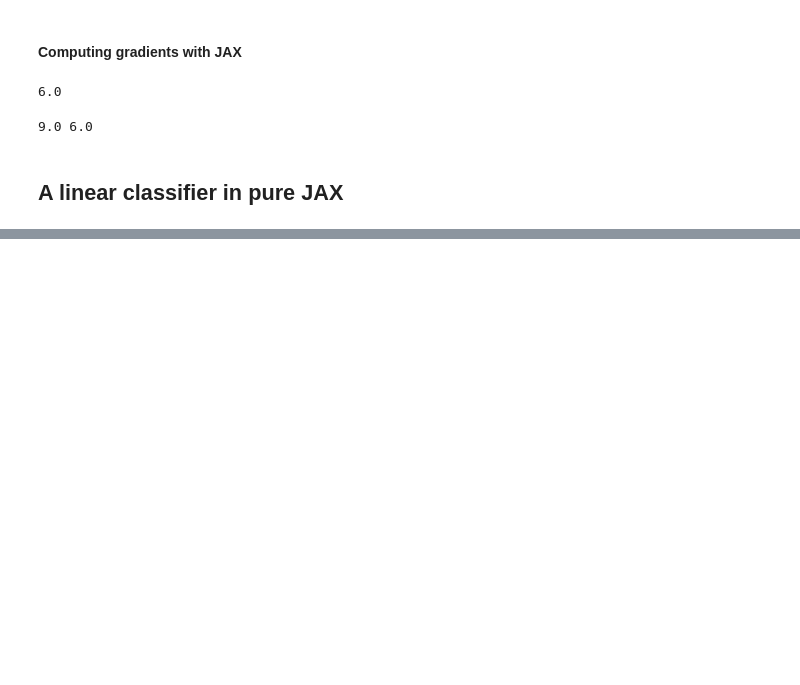
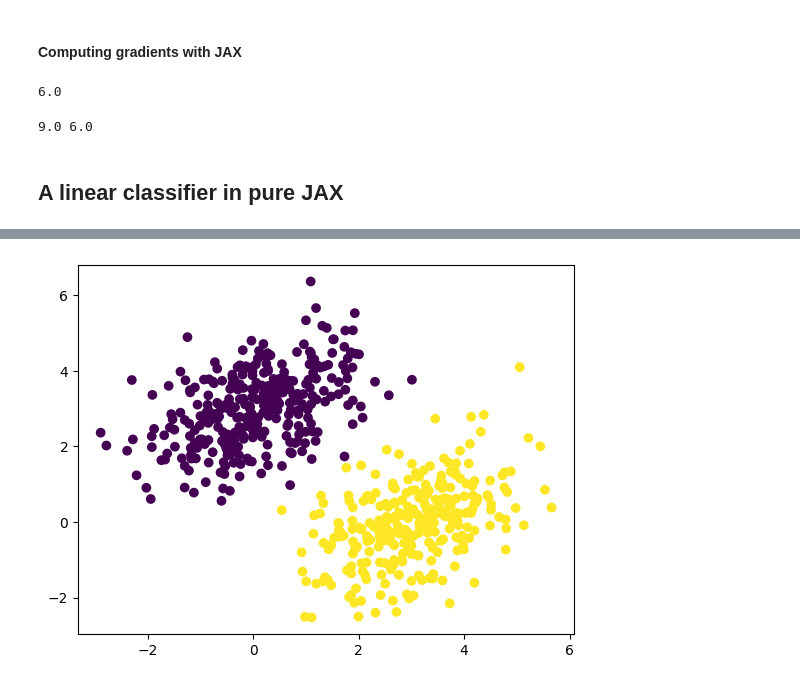
Before and after one commit to devflash101/POC, a Jupyter notebook: Deep Learning/chapter3_introduction_to_TF_PyTorch_JAX_Keras.ipynb, the cells around one changed output, grey strips where cells are left out. Cells and saved outputs as stored; diff of their text form; code cells hidden in the pictures; blank space fills up the shorter version.

Commit message:
Introduction to Keras
Co-authored-by: Rongronggg9 <i@rong.moe>

```diff
--- a/Deep Learning/chapter3_introduction_to_TF_PyTorch_JAX_Keras.ipynb
+++ b/Deep Learning/chapter3_introduction_to_TF_PyTorch_JAX_Keras.ipynb
@@ -622,0 +656,32 @@ plt.show()
+# %%
+model = keras.Sequential([keras.layers.Dense(1)])
+model.compile(
+    optimizer=keras.optimizers.RMSprop(learning_rate=0.1),
+    loss=keras.losses.MeanSquaredError(),
+    metrics=[keras.metrics.BinaryAccuracy()],
+)
+
+# To avoid having samples from only one class in the validation data,
+# shuffles the inputs and targets using a random indices permutation
+indices_permutation = np.random.permutation(len(inputs))
+shuffled_inputs = inputs[indices_permutation]
+shuffled_targets = targets[indices_permutation]
+
+# Reserves 30% of the training inputs and targets for "validation."
+# (We'll exclude these samples from training and reserve them to
+# compute the "validation loss" and metrics).
+num_validation_samples = int(0.3 * len(inputs))
+val_inputs = shuffled_inputs[:num_validation_samples]
+val_targets = shuffled_targets[:num_validation_samples]
+training_inputs = shuffled_inputs[num_validation_samples:]
+training_targets = shuffled_targets[num_validation_samples:]
+model.fit(
+    # Training data, used to update the weights of the model
+    training_inputs,
+    training_targets,
+    epochs=5,
+    batch_size=16,
+    # Validation data, used only to monitor the "validation loss" and
+    # metrics
+    validation_data=(val_inputs, val_targets),
+)
@@ -622,0 +706,3 @@ plt.show()
+# %%
+predictions = model.predict(val_inputs, batch_size=128)
+print(predictions[:10])
@@ -622,0 +721,7 @@ plt.show()
+# %%
+import matplotlib.pyplot as plt
+
+plt.scatter(val_inputs[:, 0], val_inputs[:, 1], c=predictions[:, 0] > 0.5)
+plt.show()
+# %% [output]
+[figure, added]
```
Also changed, not shown: parts of 8 cells of this notebook.
